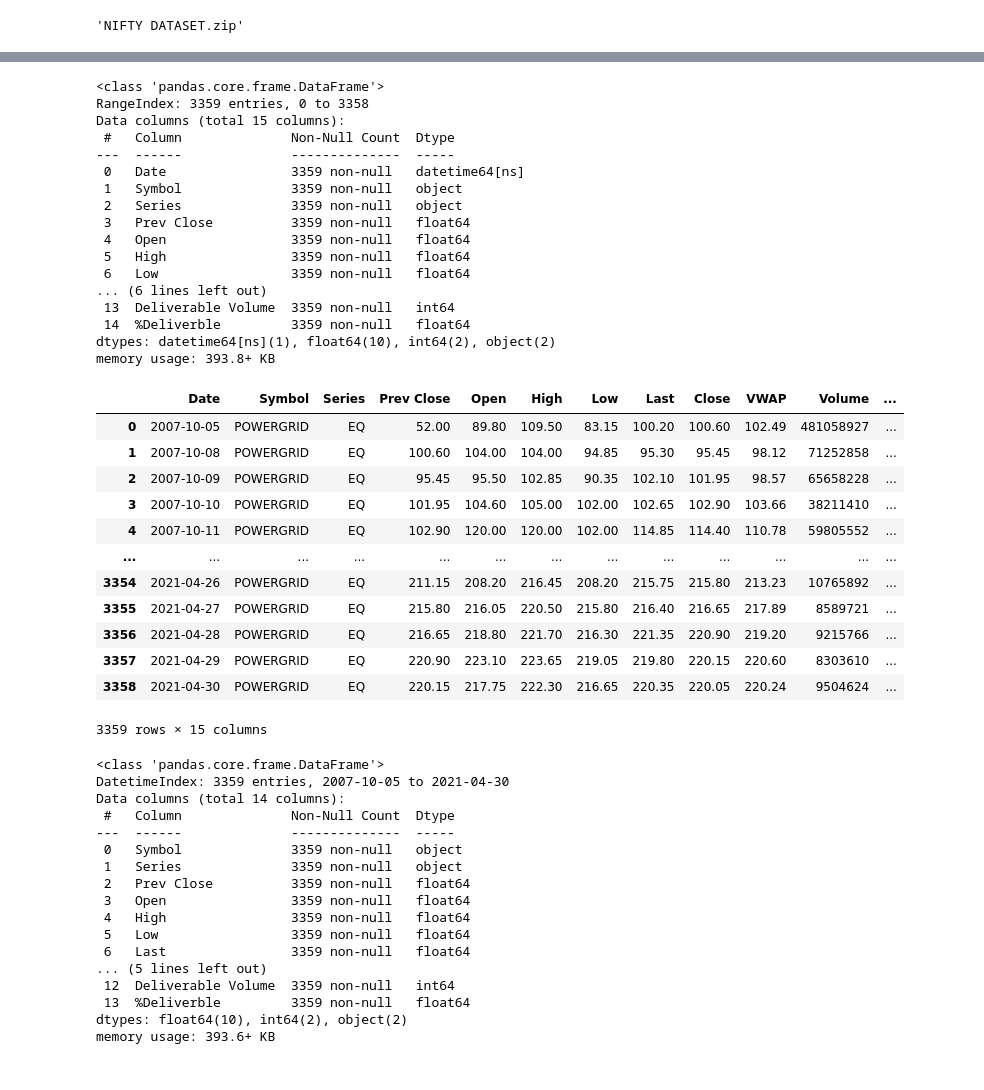
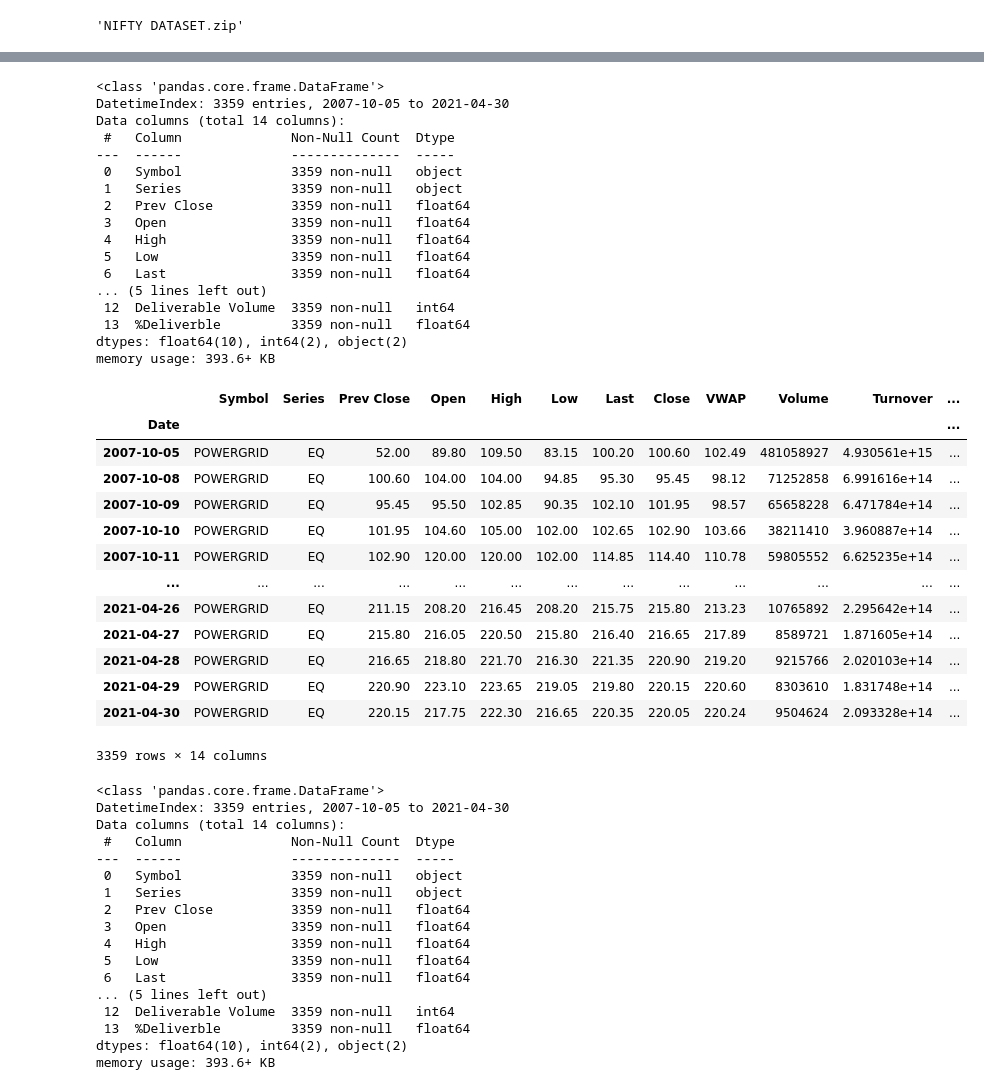
Before and after one commit to AMAYadav/PROJECTS-, a Jupyter notebook: Volatility_study.ipynb, the cells around one changed output, grey strips where cells are left out. Saved outputs shown, nothing was run; the diff lists cells and outputs as text; code cells hidden in the pictures.

```diff
--- a/Volatility_study.ipynb
+++ b/Volatility_study.ipynb
@@ -121,37 +122,38 @@ powergrid.Date= pd.to_datetime(powergrid.Date)
 # %%
-powergrid.info()
+df.info()
 # %% [output]
 <class 'pandas.core.frame.DataFrame'>
-RangeIndex: 3359 entries, 0 to 3358
-Data columns (total 15 columns):
+DatetimeIndex: 3359 entries, 2007-10-05 to 2021-04-30
+Data columns (total 14 columns):
  #   Column              Non-Null Count  Dtype
 ---  ------              --------------  -----
- 0   Date                3359 non-null   datetime64[ns]
- 1   Symbol              3359 non-null   object
- 2   Series              3359 non-null   object
- 3   Prev Close          3359 non-null   float64
- 4   Open                3359 non-null   float64
- 5   High                3359 non-null   float64
- 6   Low                 3359 non-null   float64
-... (6 lines left out)
- 13  Deliverable Volume  3359 non-null   int64
- 14  %Deliverble         3359 non-null   float64
-dtypes: datetime64[ns](1), float64(10), int64(2), object(2)
-memory usage: 393.8+ KB
+ 0   Symbol              3359 non-null   object
+ 1   Series              3359 non-null   object
+ 2   Prev Close          3359 non-null   float64
+ 3   Open                3359 non-null   float64
+ 4   High                3359 non-null   float64
+ 5   Low                 3359 non-null   float64
+ 6   Last                3359 non-null   float64
+... (5 lines left out)
+ 12  Deliverable Volume  3359 non-null   int64
+ 13  %Deliverble         3359 non-null   float64
+dtypes: float64(10), int64(2), object(2)
+memory usage: 393.6+ KB
-# %%
-powergrid
-# %% [output]
-|  | Date | Symbol | Series | Prev Close | Open | High | Low | Last | Close | VWAP | Volume | ... |
-| 0 | 2007-10-05 | POWERGRID | EQ | 52.00 | 89.80 | 109.50 | 83.15 | 100.20 | 100.60 | 102.49 | 481058927 | ... |
-| 1 | 2007-10-08 | POWERGRID | EQ | 100.60 | 104.00 | 104.00 | 94.85 | 95.30 | 95.45 | 98.12 | 71252858 | ... |
-| 2 | 2007-10-09 | POWERGRID | EQ | 95.45 | 95.50 | 102.85 | 90.35 | 102.10 | 101.95 | 98.57 | 65658228 | ... |
-| 3 | 2007-10-10 | POWERGRID | EQ | 101.95 | 104.60 | 105.00 | 102.00 | 102.65 | 102.90 | 103.66 | 38211410 | ... |
-| 4 | 2007-10-11 | POWERGRID | EQ | 102.90 | 120.00 | 120.00 | 102.00 | 114.85 | 114.40 | 110.78 | 59805552 | ... |
-| ... | ... | ... | ... | ... | ... | ... | ... | ... | ... | ... | ... | ... |
-| 3354 | 2021-04-26 | POWERGRID | EQ | 211.15 | 208.20 | 216.45 | 208.20 | 215.75 | 215.80 | 213.23 | 10765892 | ... |
-| 3355 | 2021-04-27 | POWERGRID | EQ | 215.80 | 216.05 | 220.50 | 215.80 | 216.40 | 216.65 | 217.89 | 8589721 | ... |
-| 3356 | 2021-04-28 | POWERGRID | EQ | 216.65 | 218.80 | 221.70 | 216.30 | 221.35 | 220.90 | 219.20 | 9215766 | ... |
-| 3357 | 2021-04-29 | POWERGRID | EQ | 220.90 | 223.10 | 223.65 | 219.05 | 219.80 | 220.15 | 220.60 | 8303610 | ... |
-| 3358 | 2021-04-30 | POWERGRID | EQ | 220.15 | 217.75 | 222.30 | 216.65 | 220.35 | 220.05 | 220.24 | 9504624 | ... |
-3359 rows × 15 columns
+# %%
+df
+# %% [output]
+|  | Symbol | Series | Prev Close | Open | High | Low | Last | Close | VWAP | Volume | Turnover | ... |
+| Date |  |  |  |  |  |  |  |  |  |  |  | ... |
+| 2007-10-05 | POWERGRID | EQ | 52.00 | 89.80 | 109.50 | 83.15 | 100.20 | 100.60 | 102.49 | 481058927 | 4.930561e+15 | ... |
+| 2007-10-08 | POWERGRID | EQ | 100.60 | 104.00 | 104.00 | 94.85 | 95.30 | 95.45 | 98.12 | 71252858 | 6.991616e+14 | ... |
+| 2007-10-09 | POWERGRID | EQ | 95.45 | 95.50 | 102.85 | 90.35 | 102.10 | 101.95 | 98.57 | 65658228 | 6.471784e+14 | ... |
+| 2007-10-10 | POWERGRID | EQ | 101.95 | 104.60 | 105.00 | 102.00 | 102.65 | 102.90 | 103.66 | 38211410 | 3.960887e+14 | ... |
+| 2007-10-11 | POWERGRID | EQ | 102.90 | 120.00 | 120.00 | 102.00 | 114.85 | 114.40 | 110.78 | 59805552 | 6.625235e+14 | ... |
+| ... | ... | ... | ... | ... | ... | ... | ... | ... | ... | ... | ... | ... |
+| 2021-04-26 | POWERGRID | EQ | 211.15 | 208.20 | 216.45 | 208.20 | 215.75 | 215.80 | 213.23 | 10765892 | 2.295642e+14 | ... |
+| 2021-04-27 | POWERGRID | EQ | 215.80 | 216.05 | 220.50 | 215.80 | 216.40 | 216.65 | 217.89 | 8589721 | 1.871605e+14 | ... |
+| 2021-04-28 | POWERGRID | EQ | 216.65 | 218.80 | 221.70 | 216.30 | 221.35 | 220.90 | 219.20 | 9215766 | 2.020103e+14 | ... |
+| 2021-04-29 | POWERGRID | EQ | 220.90 | 223.10 | 223.65 | 219.05 | 219.80 | 220.15 | 220.60 | 8303610 | 1.831748e+14 | ... |
+| 2021-04-30 | POWERGRID | EQ | 220.15 | 217.75 | 222.30 | 216.65 | 220.35 | 220.05 | 220.24 | 9504624 | 2.093328e+14 | ... |
+3359 rows × 14 columns
 # %%
```
Also changed, not shown: parts of 34 cells of this notebook.
